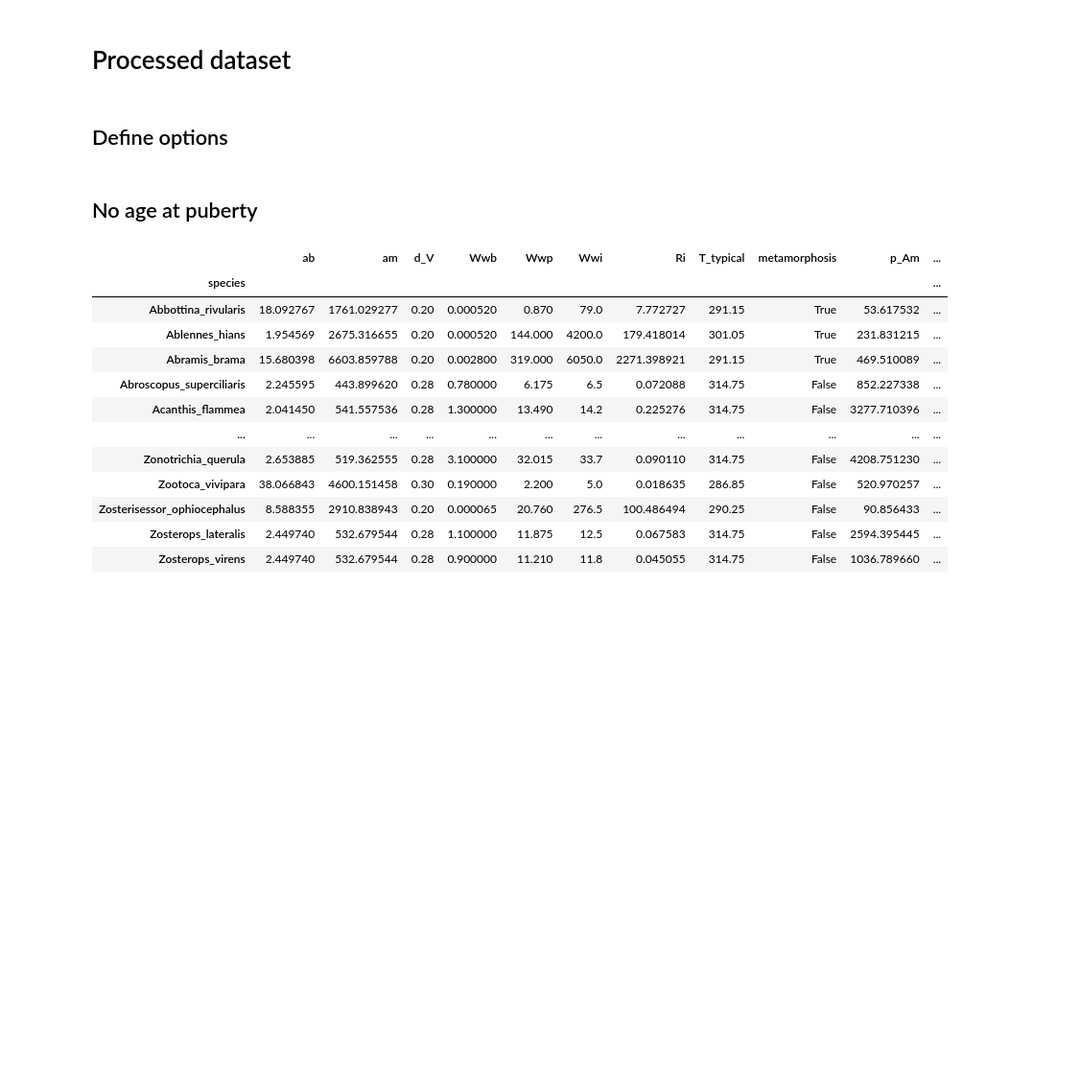
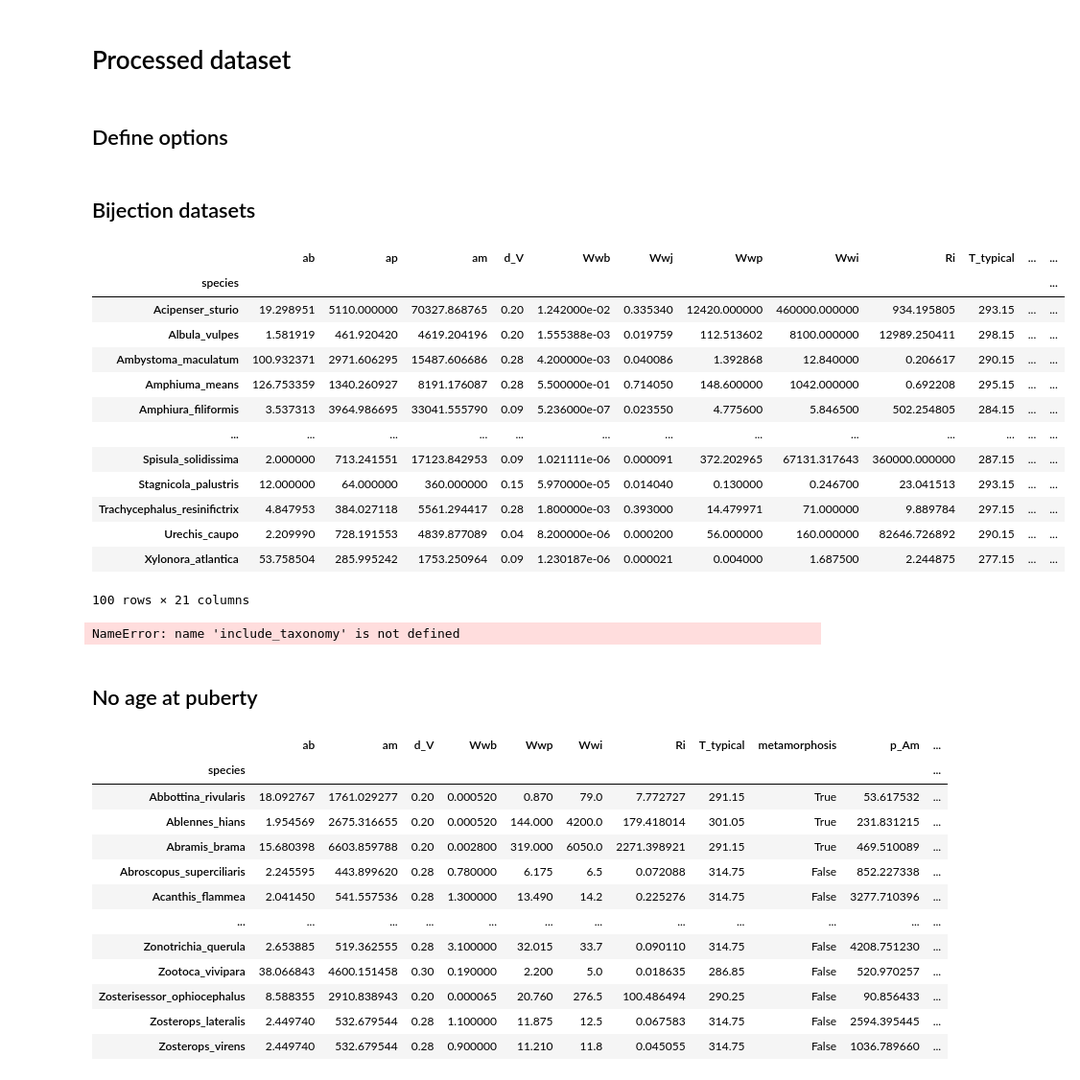
Before and after one commit to diogo-f-oliveira/DEB_ML_Init, a Jupyter notebook: notebooks/Data Preprocessing.ipynb, the cells around one changed output. Shown at 96% size. Cells and saved outputs as stored; diff of their text form; code cells hidden in the pictures; blank space fills up the shorter version.

```diff
--- a/notebooks/Data Preprocessing.ipynb
+++ b/notebooks/Data Preprocessing.ipynb
@@ -418,6 +421,84 @@ eco_code_include_other = {
     'migrate': False,
     'food': True,
 }
+# %% [markdown]
+## Bijection datasets
+# %%
+bijection_df_cols = [
+    'ab', 'ap', 'am', 'd_V', 'Wwb', 'Wwj', 'Wwp', 'Wwi', 'Ri',
+    'T_typical', 'metamorphosis',
+    'p_Am', 'kap', 'v', 'p_M', 'E_Hb', 'E_Hj', 'E_Hp', 'E_Hp', 'k_J',
+    'estim_k_J',
+    ]
+
+bijection_df = pd.DataFrame(index=df.index, columns=bijection_df_cols)
+
+# Copy columns
+for col in bijection_df.columns:
+    if col in df.columns:
+        bijection_df[col] = df.loc[bijection_df.index, col].copy()
+
+# Fill missing values in E_Hj with E_Hb
+bijection_df['E_Hj'] = bijection_df['E_Hj'].fillna(bijection_df['E_Hb'])
+# Drop rows with missing values
+bijection_df.dropna(how='any', inplace=True)
+bijection_df
+# %% [output]
+|  | ab | ap | am | d_V | Wwb | Wwj | Wwp | Wwi | Ri | T_typical | ... | ... |
+| species |  |  |  |  |  |  |  |  |  |  |  | ... |
+| Acipenser_sturio | 19.298951 | 5110.000000 | 70327.868765 | 0.20 | 1.242000e-02 | 0.335340 | 12420.000000 | 460000.000000 | 934.195805 | 293.15 | ... | ... |
+| Albula_vulpes | 1.581919 | 461.920420 | 4619.204196 | 0.20 | 1.555388e-03 | 0.019759 | 112.513602 | 8100.000000 | 12989.250411 | 298.15 | ... | ... |
+| Ambystoma_maculatum | 100.932371 | 2971.606295 | 15487.606686 | 0.28 | 4.200000e-03 | 0.040086 | 1.392868 | 12.840000 | 0.206617 | 290.15 | ... | ... |
+| Amphiuma_means | 126.753359 | 1340.260927 | 8191.176087 | 0.28 | 5.500000e-01 | 0.714050 | 148.600000 | 1042.000000 | 0.692208 | 295.15 | ... | ... |
+| Amphiura_filiformis | 3.537313 | 3964.986695 | 33041.555790 | 0.09 | 5.236000e-07 | 0.023550 | 4.775600 | 5.846500 | 502.254805 | 284.15 | ... | ... |
+| ... | ... | ... | ... | ... | ... | ... | ... | ... | ... | ... | ... | ... |
+| Spisula_solidissima | 2.000000 | 713.241551 | 17123.842953 | 0.09 | 1.021111e-06 | 0.000091 | 372.202965 | 67131.317643 | 360000.000000 | 287.15 | ... | ... |
+| Stagnicola_palustris | 12.000000 | 64.000000 | 360.000000 | 0.15 | 5.970000e-05 | 0.014040 | 0.130000 | 0.246700 | 23.041513 | 293.15 | ... | ... |
+| Trachycephalus_resinifictrix | 4.847953 | 384.027118 | 5561.294417 | 0.28 | 1.800000e-03 | 0.393000 | 14.479971 | 71.000000 | 9.889784 | 297.15 | ... | ... |
+| Urechis_caupo | 2.209990 | 728.191553 | 4839.877089 | 0.04 | 8.200000e-06 | 0.000200 | 56.000000 | 160.000000 | 82646.726892 | 290.15 | ... | ... |
+| Xylonora_atlantica | 53.758504 | 285.995242 | 1753.250964 | 0.09 | 1.230187e-06 | 0.000021 | 0.004000 | 1.687500 | 2.244875 | 277.15 | ... | ... |
+100 rows × 21 columns
+# %%
+dataset_name = 'bijection_input'
+types_of_col = {
+ 'ab': ['input', 'log', 'scale', 'quantile'],
+ 'am': ['input', 'log', 'scale', 'quantile'],
+ 'd_V': ['input'],
+ 'Wwb': ['input', 'log', 'scale', 'quantile'],
+ 'Wwp': ['input', 'log', 'scale', 'quantile'],
+ 'Wwi': ['input', 'log', 'scale', 'quantile'],
+ 'Ri': ['input', 'log', 'scale', 'quantile'],
+ 'T_typical': ['input', 'scale', 'quantile'],
+ 'metamorphosis': ['input', 'boolean'],
+ 'p_Am': ['output', 'log', 'scale', 'quantile'],
+ 'kap': ['output', 'log', 'scale', 'bounded01', 'quantile'],
+ 'v': ['output', 'log', 'scale', 'quantile'],
+ 'p_M': ['output', 'log', 'scale', 'quantile'],
+ 'E_Hb': ['output', 'log', 'scale', 'quantile'],
+ 'E_Hbj': ['output', 'log', 'scale', 'quantile'],
+ 'E_Hp': ['output', 'log', 'scale', 'quantile'],
+ 'k_J': ['output', 'log', 'scale', 'quantile'],
+ 's_M': ['output', 'log', 'scale', 'quantile'],
+}
+
+if include_taxonomy:
+    dataset_name += '_taxonomy'
+    for col in taxonomy_dummy_cols:
+        types_of_col[col] = ['input', 'boolean']
+#else:
+#    nap_df.drop(columns=taxonomy_dummy_cols, inplace=True)
+
+if include_eco_codes:
+    dataset_name += '_ecocodes'
+    for col in eco_code_dummy_cols:
+        types_of_col[col] = ['input', 'boolean']
+#else:
+#    nap_df.drop(columns=eco_code_dummy_cols, inplace=True)
+
+
+#split_and_save_dataset(df=nap_df, dataset_name=dataset_name, types_of_col=types_of_col, stratify=df['metamorphosis'], save_folder=processed_dataset_save_folder)
+# %% [output]
+NameError: name 'include_taxonomy' is not defined
 # %% [markdown]
 ## No age at puberty
 # %%
```
Also changed, not shown: parts of 23 cells of this notebook, 7 other files.
